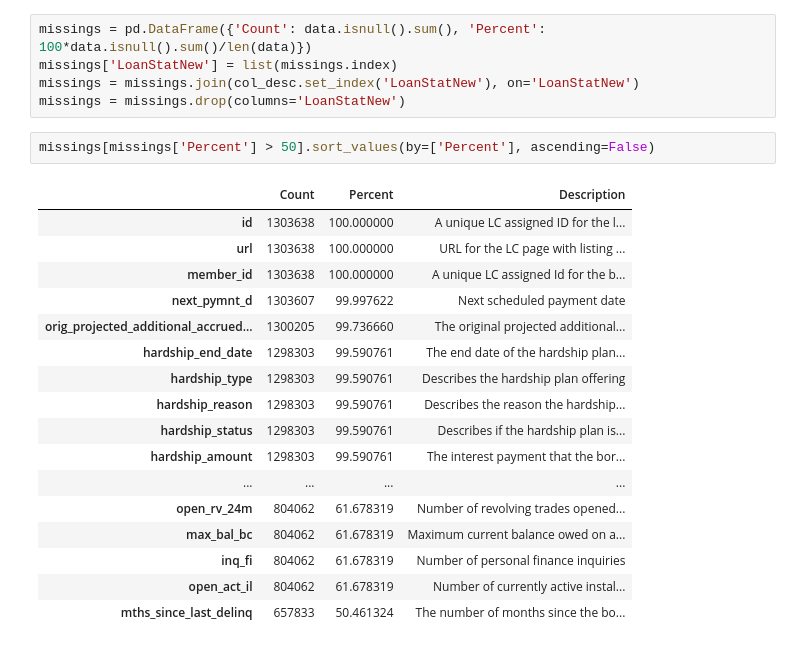
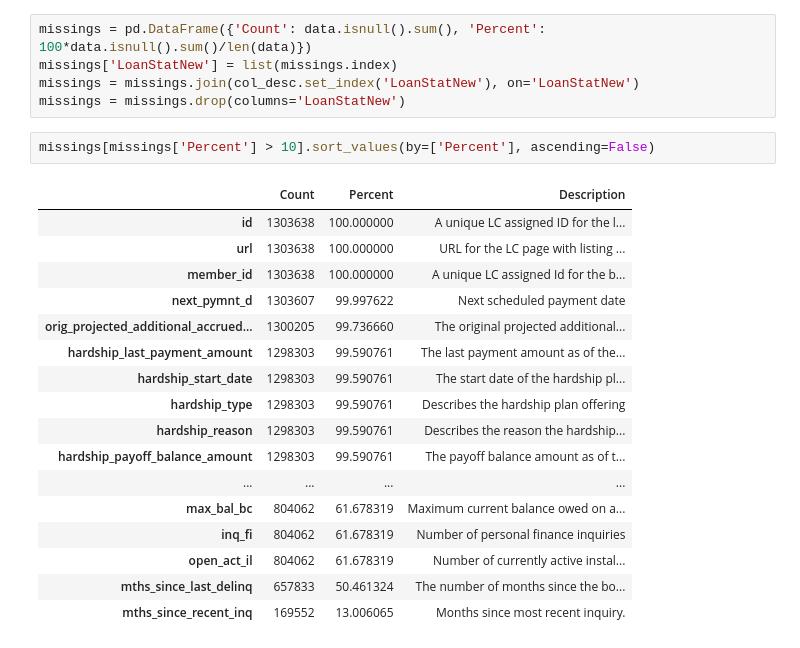
Before and after one commit to kasiakry/MLBigDataset, a Jupyter notebook: lending_club.ipynb, the cells around one changed output. Cells and saved outputs as stored; diff of their text form.

```diff
--- a/lending_club.ipynb
+++ b/lending_club.ipynb
@@ -76,22 +83,22 @@ missings['LoanStatNew'] = list(missings.index)
 missings = missings.join(col_desc.set_index('LoanStatNew'), on='LoanStatNew')
 missings = missings.drop(columns='LoanStatNew')
 # %%
-missings[missings['Percent'] > 50].sort_values(by=['Percent'], ascending=False)
+missings[missings['Percent'] > 10].sort_values(by=['Percent'], ascending=False)
 # %% [output]
 |  | Count | Percent | Description |
 | id | 1303638 | 100.000000 | A unique LC assigned ID for the l... |
 | url | 1303638 | 100.000000 | URL for the LC page with listing ... |
 | member_id | 1303638 | 100.000000 | A unique LC assigned Id for the b... |
 | next_pymnt_d | 1303607 | 99.997622 | Next scheduled payment date |
 | orig_projected_additional_accrued... | 1300205 | 99.736660 | The original projected additional... |
-| hardship_end_date | 1298303 | 99.590761 | The end date of the hardship plan... |
+| hardship_last_payment_amount | 1298303 | 99.590761 | The last payment amount as of the... |
+| hardship_start_date | 1298303 | 99.590761 | The start date of the hardship pl... |
 | hardship_type | 1298303 | 99.590761 | Describes the hardship plan offering |
 | hardship_reason | 1298303 | 99.590761 | Describes the reason the hardship... |
-| hardship_status | 1298303 | 99.590761 | Describes if the hardship plan is... |
-| hardship_amount | 1298303 | 99.590761 | The interest payment that the bor... |
+| hardship_payoff_balance_amount | 1298303 | 99.590761 | The payoff balance amount as of t... |
 | ... | ... | ... | ... |
-| open_rv_24m | 804062 | 61.678319 | Number of revolving trades opened... |
 | max_bal_bc | 804062 | 61.678319 | Maximum current balance owed on a... |
 | inq_fi | 804062 | 61.678319 | Number of personal finance inquiries |
 | open_act_il | 804062 | 61.678319 | Number of currently active instal... |
 | mths_since_last_delinq | 657833 | 50.461324 | The number of months since the bo... |
+| mths_since_recent_inq | 169552 | 13.006065 | Months since most recent inquiry. |
```
Also changed, not shown: parts of 8 cells of this notebook.
